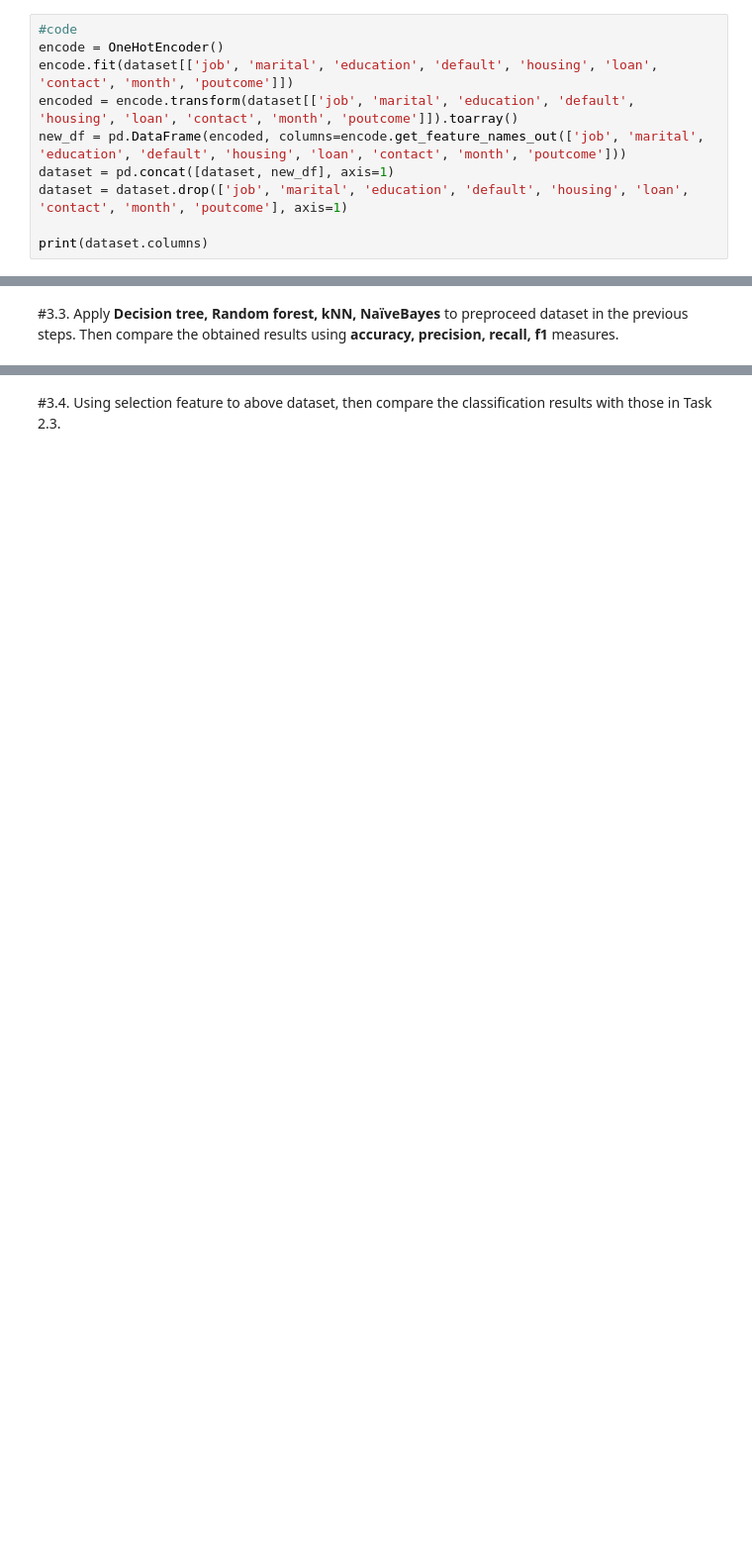
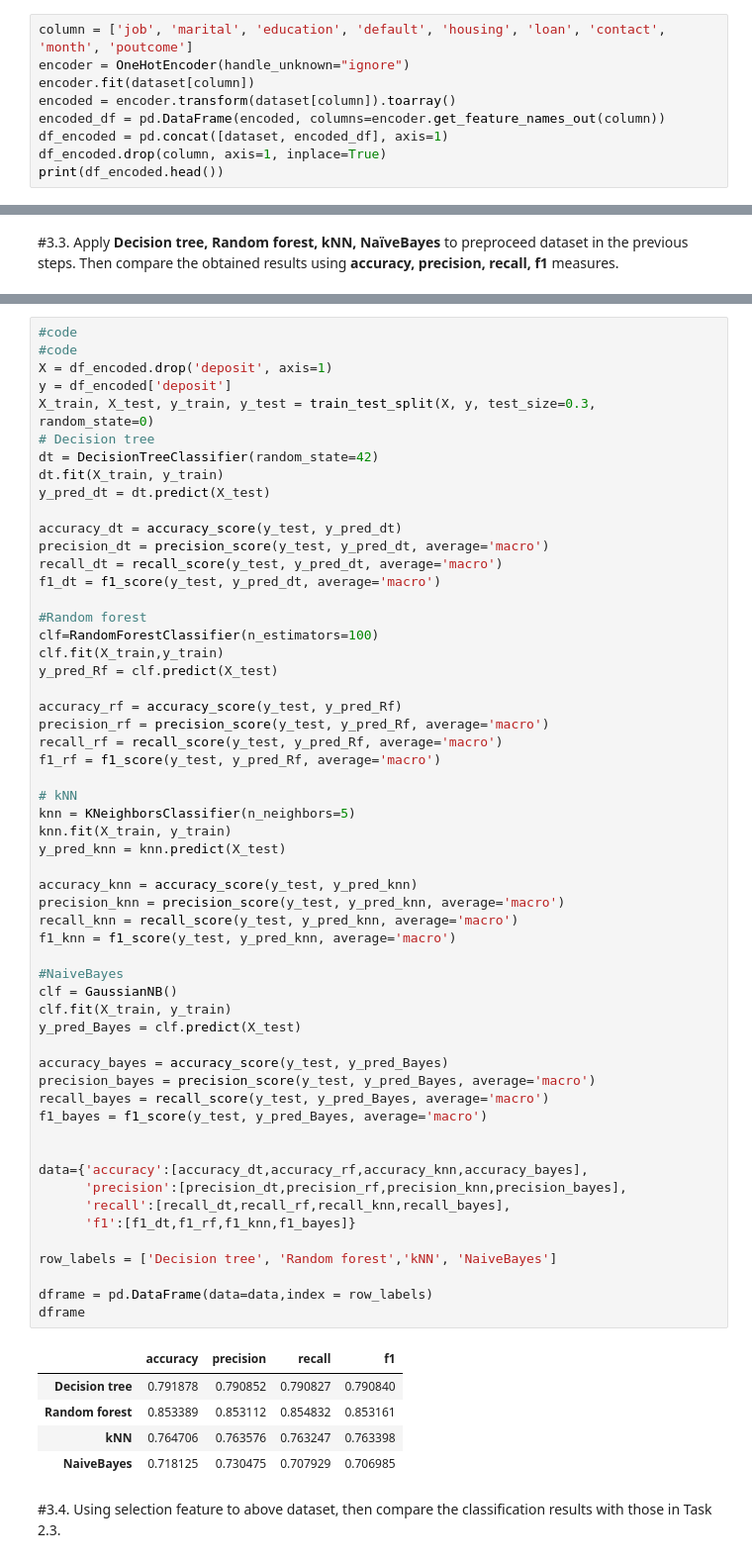
Before and after one commit to NguyenThiTrucMai/MayHoc, a Jupyter notebook: Lab_6_20130321_NguyenThiTrucMai.ipynb, the cells around one changed output, grey strips where cells are left out. Shown: that part at 99% size. Saved outputs shown, nothing was run; the diff lists cells and outputs as text; blank space fills up the shorter version.

```diff
--- a/Lab_6_20130321_NguyenThiTrucMai.ipynb
+++ b/Lab_6_20130321_NguyenThiTrucMai.ipynb
@@ -203,13 +234,12 @@ dataset[['age', 'balance', 'day', 'campaign', 'pdays', 'previous']] = StandardSc
 # %% [markdown]
 #3.2. Apply Encode Categorical Value (OneHotEncoder) to transfrom categorical data to numerical data ('job', 'marital', 'education', 'default', 'housing', 'loan', 'contact', 'month', 'poutcome')
 # %%
-#code
-encode = OneHotEncoder()
-encode.fit(dataset[['job', 'marital', 'education', 'default', 'housing', 'loan', 'contact', 'month', 'poutcome']])
-encoded = encode.transform(dataset[['job', 'marital', 'education', 'default', 'housing', 'loan', 'contact', 'month', 'poutcome']]).toarray()
-new_df = pd.DataFrame(encoded, columns=encode.get_feature_names_out(['job', 'marital', 'education', 'default', 'housing', 'loan', 'contact', 'month', 'poutcome']))
-dataset = pd.concat([dataset, new_df], axis=1)
-dataset = dataset.drop(['job', 'marital', 'education', 'default', 'housing', 'loan', 'contact', 'month', 'poutcome'], axis=1)
-
-print(dataset.columns)
+column = ['job', 'marital', 'education', 'default', 'housing', 'loan', 'contact', 'month', 'poutcome']
+encoder = OneHotEncoder(handle_unknown="ignore")
+encoder.fit(dataset[column])
+encoded = encoder.transform(dataset[column]).toarray()
+encoded_df = pd.DataFrame(encoded, columns=encoder.get_feature_names_out(column))
+df_encoded = pd.concat([dataset, encoded_df], axis=1)
+df_encoded.drop(column, axis=1, inplace=True)
+print(df_encoded.head())
 # %% [output]
@@ -311,2 +265,64 @@ print(t)
+# %%
+#code
+#code
+X = df_encoded.drop('deposit', axis=1)
+y = df_encoded['deposit']
+X_train, X_test, y_train, y_test = train_test_split(X, y, test_size=0.3, random_state=0)
+# Decision tree
+dt = DecisionTreeClassifier(random_state=42)
+dt.fit(X_train, y_train)
+y_pred_dt = dt.predict(X_test)
+
+accuracy_dt = accuracy_score(y_test, y_pred_dt)
+precision_dt = precision_score(y_test, y_pred_dt, average='macro')
+recall_dt = recall_score(y_test, y_pred_dt, average='macro')
+f1_dt = f1_score(y_test, y_pred_dt, average='macro')
+
+#Random forest
+clf=RandomForestClassifier(n_estimators=100)
+clf.fit(X_train,y_train)
+y_pred_Rf = clf.predict(X_test)
+
+accuracy_rf = accuracy_score(y_test, y_pred_Rf)
+precision_rf = precision_score(y_test, y_pred_Rf, average='macro')
+recall_rf = recall_score(y_test, y_pred_Rf, average='macro')
+f1_rf = f1_score(y_test, y_pred_Rf, average='macro')
+
+# kNN
+knn = KNeighborsClassifier(n_neighbors=5)
+knn.fit(X_train, y_train)
+y_pred_knn = knn.predict(X_test)
+
+accuracy_knn = accuracy_score(y_test, y_pred_knn)
+precision_knn = precision_score(y_test, y_pred_knn, average='macro')
+recall_knn = recall_score(y_test, y_pred_knn, average='macro')
+f1_knn = f1_score(y_test, y_pred_knn, average='macro')
+
+#NaiveBayes
+clf = GaussianNB()
+clf.fit(X_train, y_train)
+y_pred_Bayes = clf.predict(X_test)
+
+accuracy_bayes = accuracy_score(y_test, y_pred_Bayes)
+precision_bayes = precision_score(y_test, y_pred_Bayes, average='macro')
+recall_bayes = recall_score(y_test, y_pred_Bayes, average='macro')
+f1_bayes = f1_score(y_test, y_pred_Bayes, average='macro')
+
+
+data={'accuracy':[accuracy_dt,accuracy_rf,accuracy_knn,accuracy_bayes],
+      'precision':[precision_dt,precision_rf,precision_knn,precision_bayes],
+      'recall':[recall_dt,recall_rf,recall_knn,recall_bayes],
+      'f1':[f1_dt,f1_rf,f1_knn,f1_bayes]}
+
+row_labels = ['Decision tree', 'Random forest','kNN', 'NaiveBayes']
+
+dframe = pd.DataFrame(data=data,index = row_labels)
+dframe
+# %% [output]
+|  | accuracy | precision | recall | f1 |
+| Decision tree | 0.791878 | 0.790852 | 0.790827 | 0.790840 |
+| Random forest | 0.853389 | 0.853112 | 0.854832 | 0.853161 |
+| kNN | 0.764706 | 0.763576 | 0.763247 | 0.763398 |
+| NaiveBayes | 0.718125 | 0.730475 | 0.707929 | 0.706985 |
 # %% [markdown]
 #3.4. Using selection feature to above dataset, then compare the classification results with those in Task 2.3.
```
Also changed, not shown: parts of 23 cells of this notebook.
